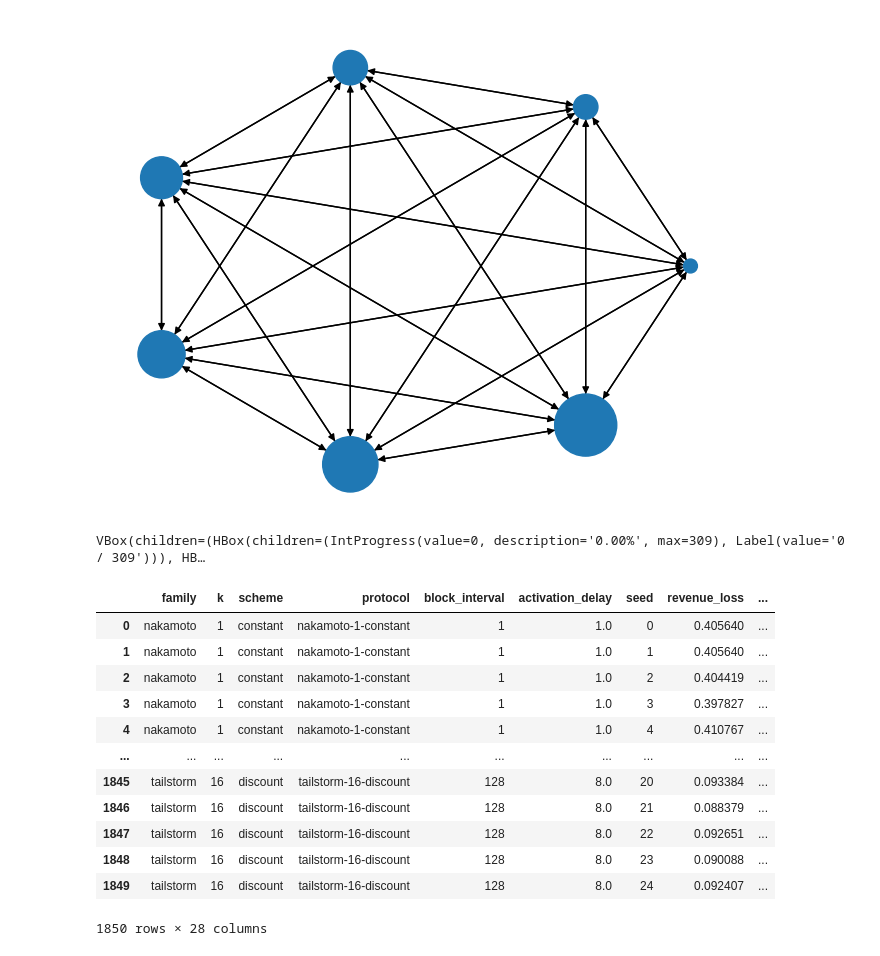
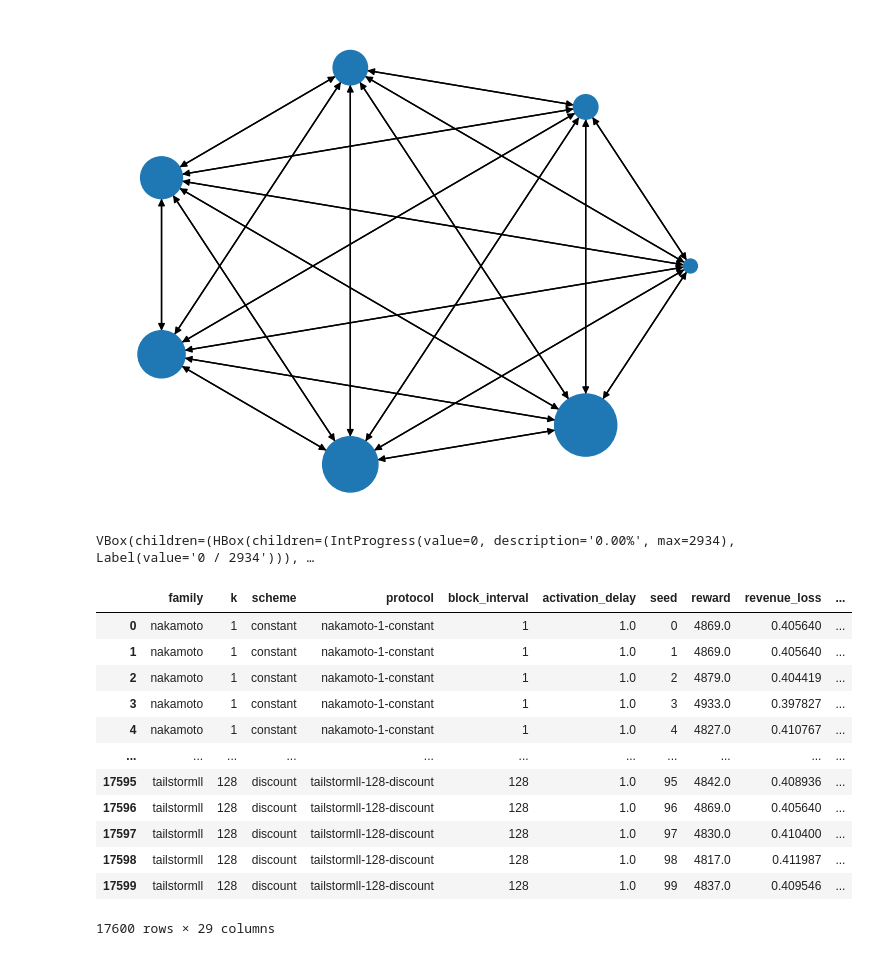
Before and after one commit to pkel/cpr, a Jupyter notebook: experiments/graphml_runner/honest-net-inequality.ipynb, the cells around one changed output. Drawn from its saved outputs; the diff is of its cells as text; code cells hidden in the pictures.

```diff
--- a/experiments/graphml_runner/honest-net-inequality.ipynb
+++ b/experiments/graphml_runner/honest-net-inequality.ipynb
@@ -106,20 +106,35 @@ def gini(x):
     g = 0.5 * rmad
     return g
 # %%
+def subblock_selection(x):
+    if x.k <= 32:
+        return "heuristic"
+    else:
+        return "altruistic"
+
+
 families = dict(
     nakamoto=lambda x: "nakamoto",
     bk=lambda x: f"bk-{x.k}-constant",
-    tailstorm=lambda x: f"tailstorm-{x.k}-{x.scheme}-heuristic",
+    bkll=lambda x: f"bkll-{x.k}-constant",
+    tailstorm=lambda x: f"tailstorm-{x.k}-{x.scheme}-{subblock_selection(x)}",
+    tailstormll=lambda x: f"tailstormll-{x.k}-{x.scheme}-{subblock_selection(x)}",
 )
 
 ks = dict(
     nakamoto=[1],
-    bk=[2, 4, 8, 16],
-    tailstorm=[2, 4, 8, 16],
+    bk=[2, 4, 8, 16, 32, 64, 128],
+    bkll=[2, 4, 8, 16, 32, 64, 128],
+    tailstorm=[2, 4, 8, 16, 32, 64, 128],
+    tailstormll=[2, 4, 8, 16, 32, 64, 128],
 )
 
 schemes = dict(
-    nakamoto=["constant"], bk=["constant"], tailstorm=["constant", "discount"]
+    nakamoto=["constant"],
+    bk=["constant"],
+    bkll=["constant"],
+    tailstorm=["constant", "discount"],
+    tailstormll=["constant", "discount"],
 )
 
 block_intervals = [
@@ -139,7 +154,7 @@ def rows():
         for s in schemes[f]:
             for k in ks[f]:
                 for bi in block_intervals:
-                    for i in range(25):
+                    for i in range(100):
                         ad = bi / k  # activation delay
                         if ad >= 1:
                             yield pd.Series(
@@ -178,49 +193,50 @@ def measure(x):
     strongest = np.argmax(compute)
     return pd.Series(
         dict(
+            reward=np.sum(reward),
             revenue_loss=1 - (np.sum(reward) / np.sum(activations)),
             weakest_reward=reward[weakest],
             weakest_relrew=relrew[weakest],
             weakest_relrewn=relrewn[weakest],
             weakest_efficiency0=efficiency0[weakest],
             weakest_efficiency1=efficiency1[weakest],
             strongest_reward=reward[strongest],
             strongest_relrew=relrew[strongest],
             strongest_relrewn=relrewn[strongest],
             strongest_efficiency0=efficiency0[strongest],
             strongest_efficiency1=efficiency1[strongest],
             diff_reward=reward[strongest] - reward[weakest],
             diff_relrew=relrew[strongest] - relrew[weakest],
             diff_relrewn=relrewn[strongest] - relrewn[weakest],
             diff_efficiency0=efficiency0[strongest] - efficiency0[weakest],
             diff_efficiency1=efficiency1[strongest] - efficiency1[weakest],
             gini_reward=gini(reward),
             gini_relrew=gini(relrew),
             gini_relrewn=gini(relrewn),
             gini_efficiency0=gini(efficiency0),
             gini_efficiency1=gini(efficiency1),
         )
     )
 
 
 df = pd.DataFrame(rows())
 df = df.sample(frac=1)  # shuffle to distribute load more evenly among the threads
 # df = pd.concat([df, df.apply(measure, axis=1)], axis=1)
 df = pd.concat([df, df.parallel_apply(measure, axis=1)], axis=1)
 df = df.sort_index()
 df
 # %% [output]
-VBox(children=(HBox(children=(IntProgress(value=0, description='0.00%', max=309), Label(value='0 / 309'))), HB…
+VBox(children=(HBox(children=(IntProgress(value=0, description='0.00%', max=2934), Label(value='0 / 2934'))), …
-|  | family | k | scheme | protocol | block_interval | activation_delay | seed | revenue_loss | ... |
-| 0 | nakamoto | 1 | constant | nakamoto-1-constant | 1 | 1.0 | 0 | 0.405640 | ... |
-| 1 | nakamoto | 1 | constant | nakamoto-1-constant | 1 | 1.0 | 1 | 0.405640 | ... |
-| 2 | nakamoto | 1 | constant | nakamoto-1-constant | 1 | 1.0 | 2 | 0.404419 | ... |
-| 3 | nakamoto | 1 | constant | nakamoto-1-constant | 1 | 1.0 | 3 | 0.397827 | ... |
-| 4 | nakamoto | 1 | constant | nakamoto-1-constant | 1 | 1.0 | 4 | 0.410767 | ... |
-| ... | ... | ... | ... | ... | ... | ... | ... | ... | ... |
-| 1845 | tailstorm | 16 | discount | tailstorm-16-discount | 128 | 8.0 | 20 | 0.093384 | ... |
-| 1846 | tailstorm | 16 | discount | tailstorm-16-discount | 128 | 8.0 | 21 | 0.088379 | ... |
-| 1847 | tailstorm | 16 | discount | tailstorm-16-discount | 128 | 8.0 | 22 | 0.092651 | ... |
-| 1848 | tailstorm | 16 | discount | tailstorm-16-discount | 128 | 8.0 | 23 | 0.090088 | ... |
-| 1849 | tailstorm | 16 | discount | tailstorm-16-discount | 128 | 8.0 | 24 | 0.092407 | ... |
+|  | family | k | scheme | protocol | block_interval | activation_delay | seed | reward | revenue_loss | ... |
+| 0 | nakamoto | 1 | constant | nakamoto-1-constant | 1 | 1.0 | 0 | 4869.0 | 0.405640 | ... |
+| 1 | nakamoto | 1 | constant | nakamoto-1-constant | 1 | 1.0 | 1 | 4869.0 | 0.405640 | ... |
+| 2 | nakamoto | 1 | constant | nakamoto-1-constant | 1 | 1.0 | 2 | 4879.0 | 0.404419 | ... |
+| 3 | nakamoto | 1 | constant | nakamoto-1-constant | 1 | 1.0 | 3 | 4933.0 | 0.397827 | ... |
+| 4 | nakamoto | 1 | constant | nakamoto-1-constant | 1 | 1.0 | 4 | 4827.0 | 0.410767 | ... |
+| ... | ... | ... | ... | ... | ... | ... | ... | ... | ... | ... |
+| 17595 | tailstormll | 128 | discount | tailstormll-128-discount | 128 | 1.0 | 95 | 4842.0 | 0.408936 | ... |
+| 17596 | tailstormll | 128 | discount | tailstormll-128-discount | 128 | 1.0 | 96 | 4869.0 | 0.405640 | ... |
+| 17597 | tailstormll | 128 | discount | tailstormll-128-discount | 128 | 1.0 | 97 | 4830.0 | 0.410400 | ... |
+| 17598 | tailstormll | 128 | discount | tailstormll-128-discount | 128 | 1.0 | 98 | 4817.0 | 0.411987 | ... |
+| 17599 | tailstormll | 128 | discount | tailstormll-128-discount | 128 | 1.0 | 99 | 4837.0 | 0.409546 | ... |
-1850 rows × 28 columns
+17600 rows × 29 columns
```
Also changed, not shown: parts of 15 cells of this notebook.
